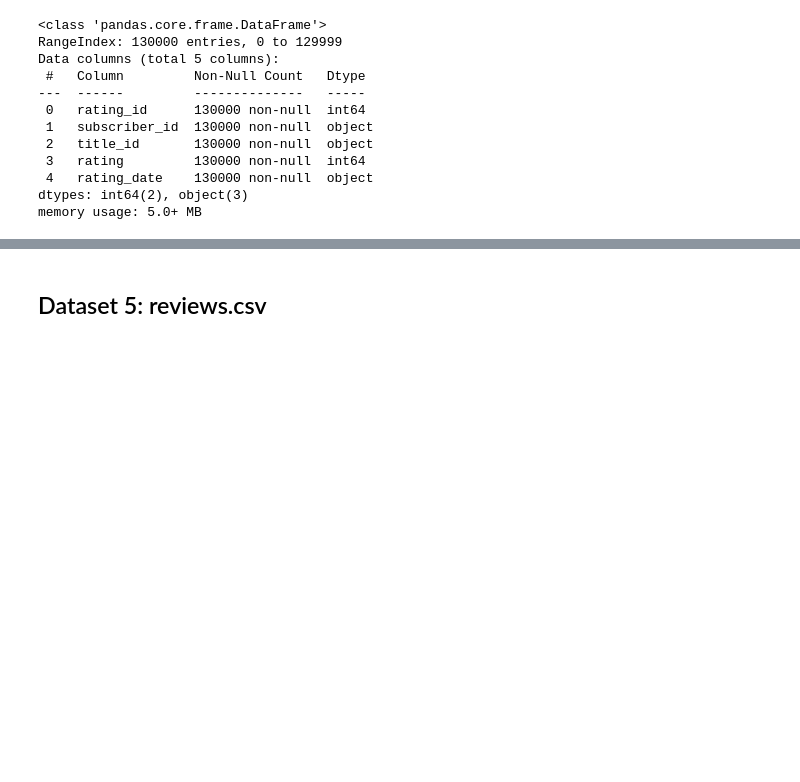
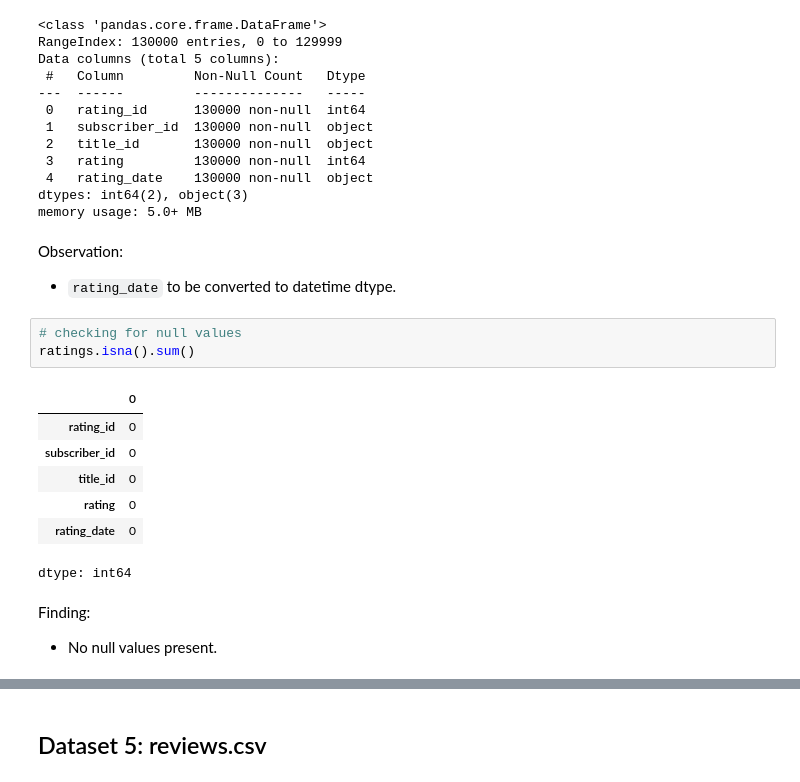
Before and after one commit to Bindiya-Anand/StreamFlix-Content-Analytics-Project, a Jupyter notebook: notebooks/StreamFlix_Phase1_Bindiya_Anand.ipynb, the cells around one changed output, grey strips where cells are left out. Drawn from its saved outputs; the diff is of its cells as text; blank space fills up the shorter version.

```diff
--- a/notebooks/StreamFlix_Phase1_Bindiya_Anand.ipynb
+++ b/notebooks/StreamFlix_Phase1_Bindiya_Anand.ipynb
@@ -250,3 +334,20 @@ Data columns (total 5 columns):
  4   rating_date    130000 non-null  object
 dtypes: int64(2), object(3)
 memory usage: 5.0+ MB
+# %% [markdown]
+Observation:
+- `rating_date` to be converted to datetime dtype.
+# %%
+# checking for null values
+ratings.isna().sum()
+# %% [output]
+|  | 0 |
+| rating_id | 0 |
+| subscriber_id | 0 |
+| title_id | 0 |
+| rating | 0 |
+| rating_date | 0 |
+dtype: int64
+# %% [markdown]
+Finding:
+- No null values present.
```
Also changed, not shown: parts of 24 cells of this notebook.
